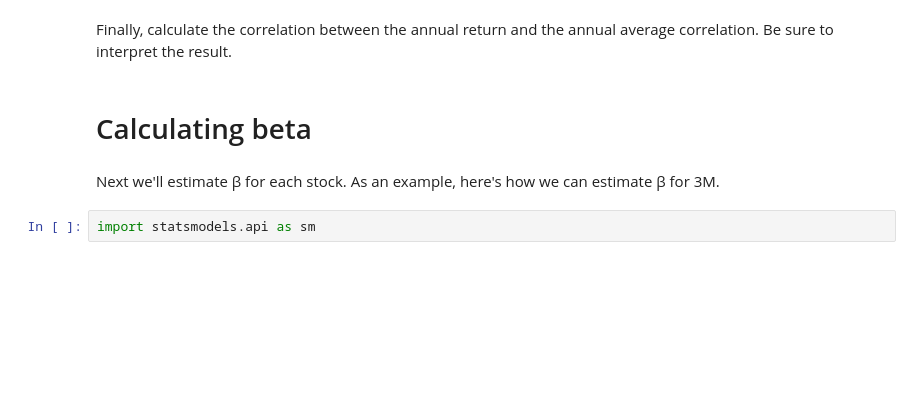
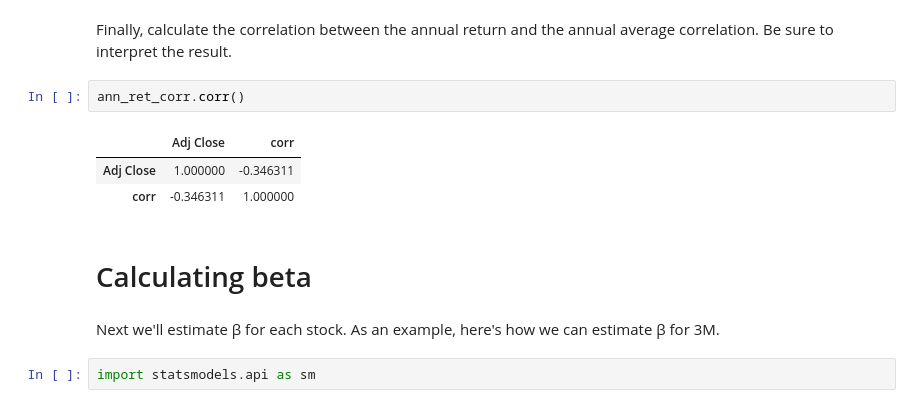
Before and after one commit to vargopal/stockMarket, a Jupyter notebook: HW1.ipynb, the cells around one changed output. Cells and saved outputs as stored; diff of their text form; blank space fills up the shorter version.

```diff
--- a/HW1.ipynb
+++ b/HW1.ipynb
@@ -395,5 +430,11 @@ AttributeError: 'DataFrame' object has no attribute 'concat'
 # %% [markdown]
 Finally, calculate the correlation between the annual return and the annual average correlation. Be sure to interpret the result.
+# %%
+ann_ret_corr.corr()
+# %% [output]
+|  | Adj Close | corr |
+| Adj Close | 1.000000 | -0.346311 |
+| corr | -0.346311 | 1.000000 |
 # %% [markdown]
 # Calculating beta
 # %% [markdown]
```
Also changed, not shown: parts of 18 cells of this notebook.
